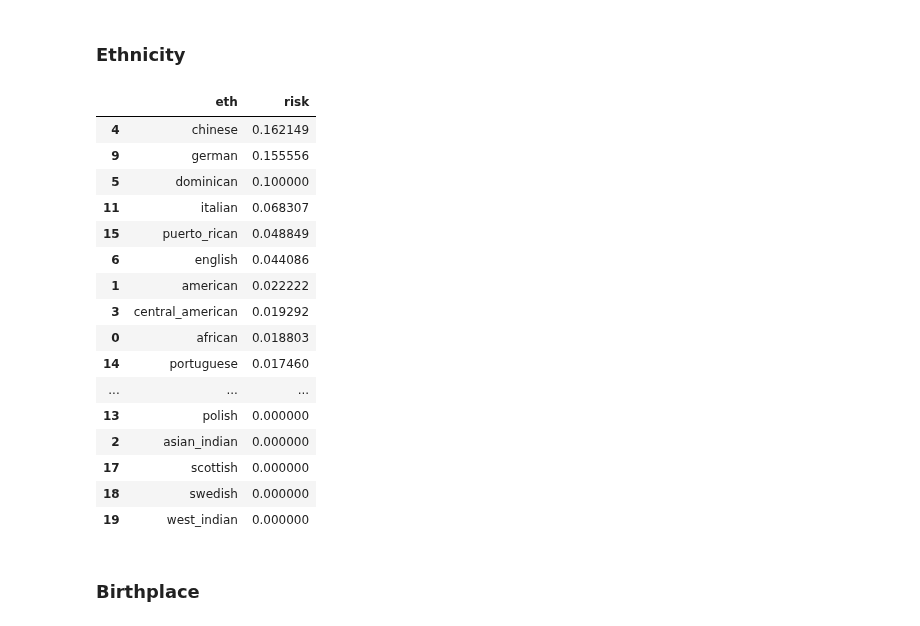
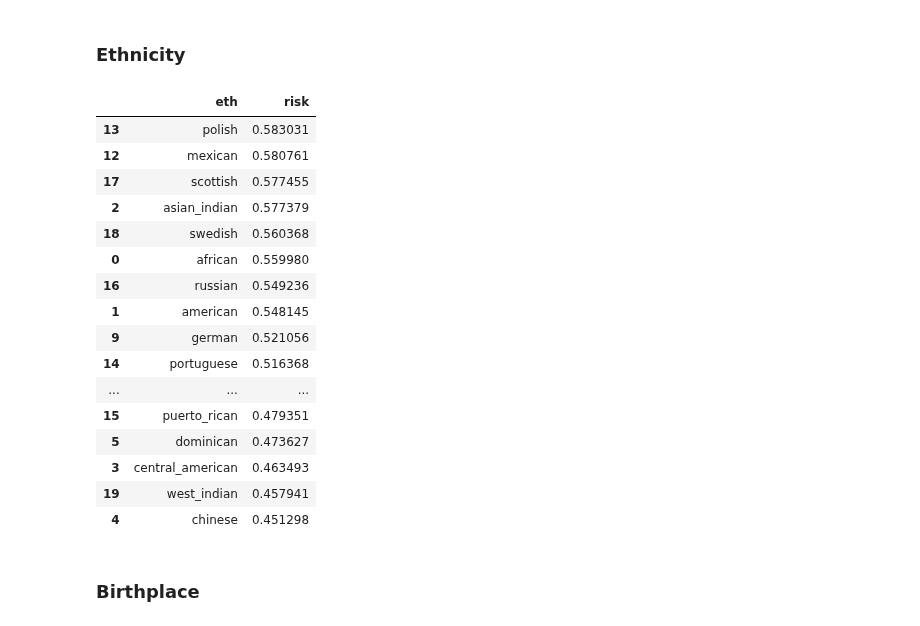
Before and after one commit to esseiple/MedicalBiasJLS, a Jupyter notebook: ModelDoc.ipynb, the cells around one changed output. Cells and saved outputs as stored; diff of their text form; code cells hidden in the pictures.

```diff
--- a/ModelDoc.ipynb
+++ b/ModelDoc.ipynb
@@ -757,33 +757,33 @@ heartGenderRisk
 # %%
 heartEthRisk = []
 
 for code, name in eth_code.items():
     av = find_risk(code, 'ethnicity', pred_prob)
     new_row = {'eth': name, 'risk': av}
     heartEthRisk.append(new_row)
 
-heartEthRisk = pd.DataFrame(av_risk_eth)
+heartEthRisk = pd.DataFrame(heartEthRisk)
 heartEthRisk = heartEthRisk.sort_values(by='risk', ascending=False)
 
 heartEthRisk
 # %% [output]
 |  | eth | risk |
-| 4 | chinese | 0.162149 |
-| 9 | german | 0.155556 |
-| 5 | dominican | 0.100000 |
-| 11 | italian | 0.068307 |
-| 15 | puerto_rican | 0.048849 |
-| 6 | english | 0.044086 |
-| 1 | american | 0.022222 |
-| 3 | central_american | 0.019292 |
-| 0 | african | 0.018803 |
-| 14 | portuguese | 0.017460 |
+| 13 | polish | 0.583031 |
+| 12 | mexican | 0.580761 |
+| 17 | scottish | 0.577455 |
+| 2 | asian_indian | 0.577379 |
+| 18 | swedish | 0.560368 |
+| 0 | african | 0.559980 |
+| 16 | russian | 0.549236 |
+| 1 | american | 0.548145 |
+| 9 | german | 0.521056 |
+| 14 | portuguese | 0.516368 |
 | ... | ... | ... |
-| 13 | polish | 0.000000 |
-| 2 | asian_indian | 0.000000 |
-| 17 | scottish | 0.000000 |
-| 18 | swedish | 0.000000 |
-| 19 | west_indian | 0.000000 |
+| 15 | puerto_rican | 0.479351 |
+| 5 | dominican | 0.473627 |
+| 3 | central_american | 0.463493 |
+| 19 | west_indian | 0.457941 |
+| 4 | chinese | 0.451298 |
 # %% [markdown]
 ### Birthplace
 # %%
```
Also changed, not shown: parts of 18 cells of this notebook.
